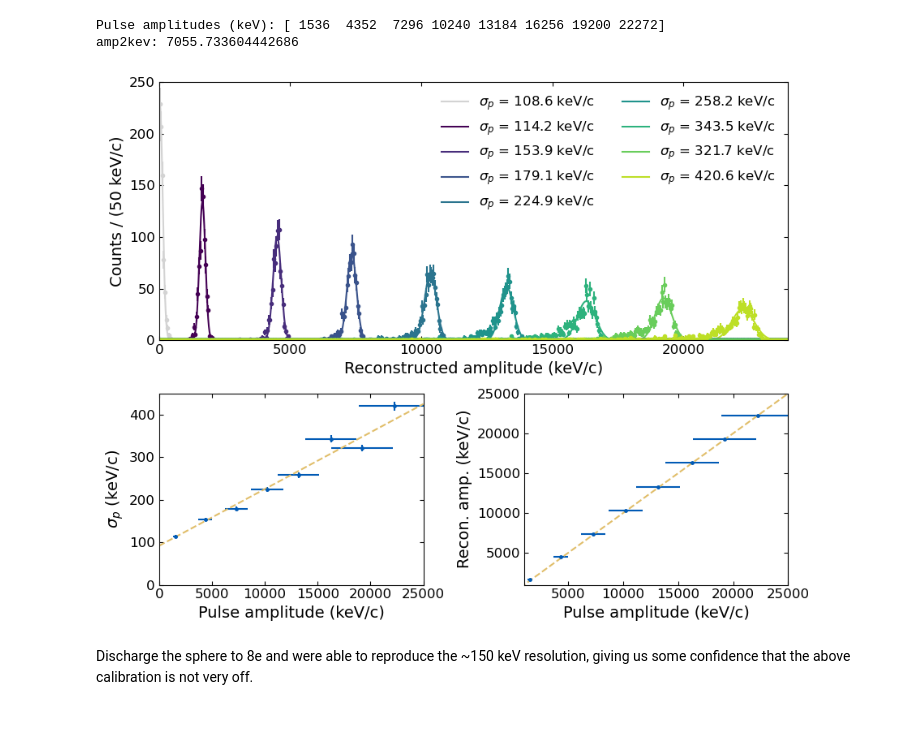
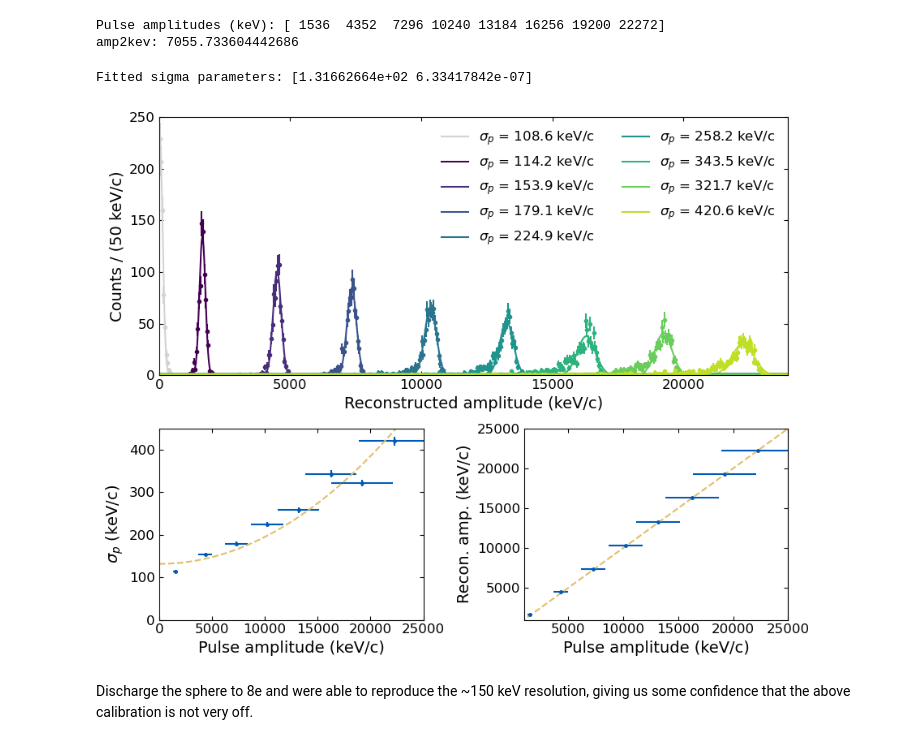
Before and after one commit to yuhants/dm_nanospheres, a Jupyter notebook: analysis_notebooks/20250412_large_pulse_calibration.ipynb, the cells around one changed output. Saved outputs shown, nothing was run; the diff lists cells and outputs as text; code cells hidden in the pictures.

```diff
--- a/analysis_notebooks/20250412_large_pulse_calibration.ipynb
+++ b/analysis_notebooks/20250412_large_pulse_calibration.ipynb
@@ -187,40 +187,43 @@ ax0.set_ylabel(fr'Counts / ({(bcs[0][1] - bcs[0][0]) * amp2kev_all:.0f} keV/c)')
 
 # Second plot (resolution)
 sig_p_avg = np.asarray(gps).T[2] * amp2kev_all
+sig_p_noise = gps_nosearch[0][2]* amp2kev_all
 
-f = lambda x, a, b: a*x + b
+f = lambda x, a, b: a + b*x**2
 popt_sig, pcov_sig = curve_fit(f, pulseamps, sig_p_avg, p0=[1, 200], sigma=sig_p_avg/np.sqrt(2 * (n_pulses-1)))
+print(f'Fitted sigma parameters: {popt_sig}')
 
 aa = np.linspace(0, 25000, 200)
 # ax1.errorbar(0, gps_nosearch[0][2]*amp2kev_all, yerr=gps_nosearch[0][2]*amp2kev_all/np.sqrt(2*unnormalized_amps_noise_nosearch_flattened.size), fmt='.', markersize=5, color='#005AB5')
 ax1.errorbar(pulseamps, sig_p_avg, yerr=sig_p_avg/np.sqrt(2 * (n_pulses-1)), xerr=pulseamps_err,
             fmt='.', markersize=5, color='#005AB5')
 ax1.plot(aa, f(aa, *popt_sig), '--', color='#E1BE6A')
 
 ax1.set_ylim(0, 450)
 ax1.set_xlim(0, 25000)
 
 ax1.set_xlabel('Pulse amplitude (keV/c)')
 ax1.set_ylabel(r'$\sigma_p$ (keV/c)')
 
 # Third plot (linearity)
 amps = np.asarray(gps).T[1]
 amps_std = np.asarray(gps).T[2]
 
 ax2.errorbar(pulseamps, amps*amp2kev_all, yerr=amps_std*amp2kev_all/np.sqrt(n_pulses), xerr=pulseamps_err,
             fmt='.', markersize=5, color='#005AB5')
 ax2.plot(aa, aa, '--', color='#E1BE6A')
 
 ax2.set_ylim(1000, 25000)
 ax2.set_xlim(1000, 25000)
 
 ax2.set_xlabel('Pulse amplitude (keV/c)')
 ax2.set_ylabel('Recon. amp. (keV/c)')
 
 fig.tight_layout()
 fig.align_labels()
 # %% [output]
+Fitted sigma parameters: [1.31662664e+02 6.33417842e-07]
-[figure, old version]
+[figure, new version]
 # %% [markdown]
 Discharge the sphere to 8e and were able to reproduce the ~150 keV resolution, giving us some confidence that the above calibration is not very off.
 # %%
```
Also changed, not shown: 1 other file.
